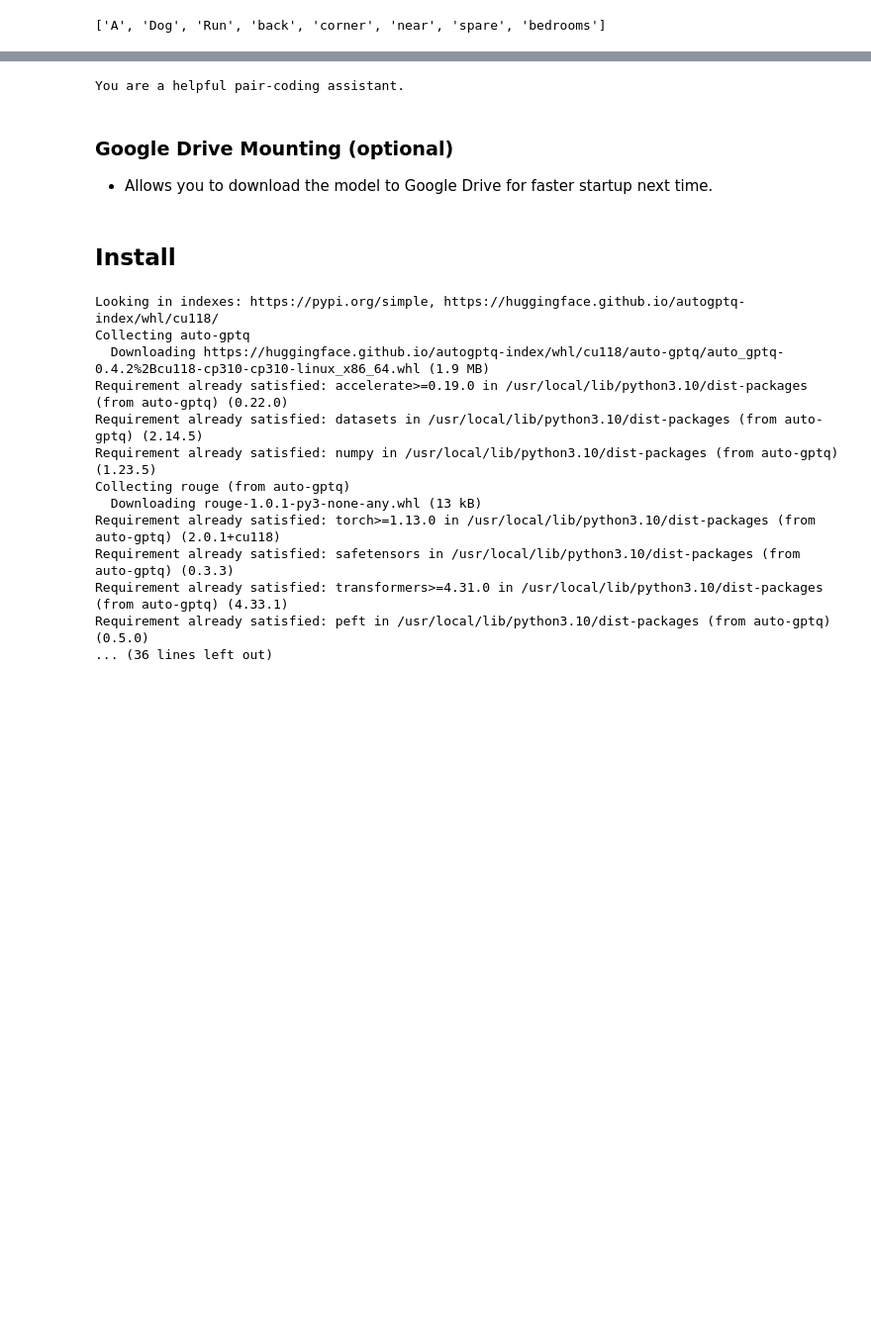
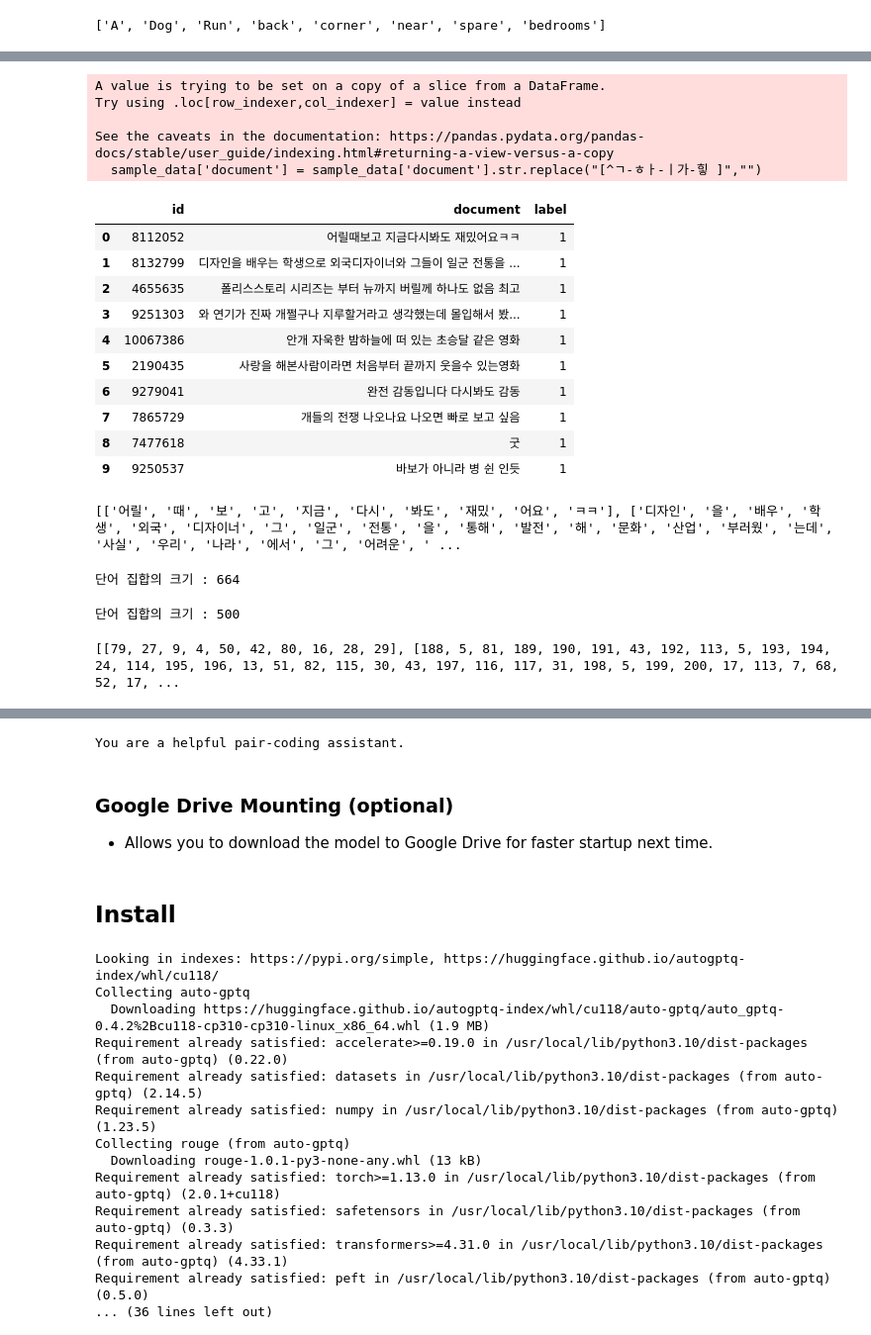
Before and after one commit to abeliansw/minGPT, a Jupyter notebook: Colab_Code_Llama_test.ipynb, the cells around one changed output, grey strips where cells are left out. Shown: that part at 99% size. Cells and saved outputs as stored; diff of their text form; code cells hidden in the pictures; blank space fills up the shorter version.

```diff
--- a/Colab_Code_Llama_test.ipynb
+++ b/Colab_Code_Llama_test.ipynb
@@ -3198,0 +3256,23 @@ print(tokenize(en_text))
+# %%
+sample_data = data[:100] # 임의로 100개만 저장
+# %%
+sample_data['document'] = sample_data['document'].str.replace("[^ㄱ-ㅎㅏ-ㅣ가-힣 ]","")
+# 한글과 공백을 제외하고 모두 제거
+sample_data[:10]
+# %% [output]
+A value is trying to be set on a copy of a slice from a DataFrame.
+Try using .loc[row_indexer,col_indexer] = value instead
+
+See the caveats in the documentation: https://pandas.pydata.org/pandas-docs/stable/user_guide/indexing.html#returning-a-view-versus-a-copy
+  sample_data['document'] = sample_data['document'].str.replace("[^ㄱ-ㅎㅏ-ㅣ가-힣 ]","")
+|  | id | document | label |
+| 0 | 8112052 | 어릴때보고 지금다시봐도 재밌어요ㅋㅋ | 1 |
+| 1 | 8132799 | 디자인을 배우는 학생으로 외국디자이너와 그들이 일군 전통을 ... | 1 |
+| 2 | 4655635 | 폴리스스토리 시리즈는 부터 뉴까지 버릴께 하나도 없음 최고 | 1 |
+| 3 | 9251303 | 와 연기가 진짜 개쩔구나 지루할거라고 생각했는데 몰입해서 봤... | 1 |
+| 4 | 10067386 | 안개 자욱한 밤하늘에 떠 있는 초승달 같은 영화 | 1 |
+| 5 | 2190435 | 사랑을 해본사람이라면 처음부터 끝까지 웃을수 있는영화 | 1 |
+| 6 | 9279041 | 완전 감동입니다 다시봐도 감동 | 1 |
+| 7 | 7865729 | 개들의 전쟁 나오나요 나오면 빠로 보고 싶음 | 1 |
+| 8 | 7477618 | 굿 | 1 |
+| 9 | 9250537 | 바보가 아니라 병 쉰 인듯 | 1 |
@@ -3198,0 +3289,16 @@ print(tokenize(en_text))
+# %%
+print(tokenized[:10])
+# %% [output]
+[['어릴', '때', '보', '고', '지금', '다시', '봐도', '재밌', '어요', 'ㅋㅋ'], ['디자인', '을', '배우', '학생', '외국', '디자이너', '그', '일군', '전통', '을', '통해', '발전', '해', '문화', '산업', '부러웠', '는데', '사실', '우리', '나라', '에서', '그', '어려운', ' ...
+# %%
+vocab = FreqDist(np.hstack(tokenized))
+print('단어 집합의 크기 : {}'.format(len(vocab)))
+# %% [output]
+단어 집합의 크기 : 664
+# %%
+vocab_size = 500
+# 상위 vocab_size개의 단어만 보존
+vocab = vocab.most_common(vocab_size)
+print('단어 집합의 크기 : {}'.format(len(vocab)))
+# %% [output]
+단어 집합의 크기 : 500
@@ -3198,0 +3320,4 @@ print(tokenize(en_text))
+# %%
+print(encoded[:10])
+# %% [output]
+[[79, 27, 9, 4, 50, 42, 80, 16, 28, 29], [188, 5, 81, 189, 190, 191, 43, 192, 113, 5, 193, 194, 24, 114, 195, 196, 13, 51, 82, 115, 30, 43, 197, 116, 117, 31, 198, 5, 199, 200, 17, 113, 7, 68, 52, 17, ...
```
Also changed, not shown: parts of 35 cells of this notebook.
